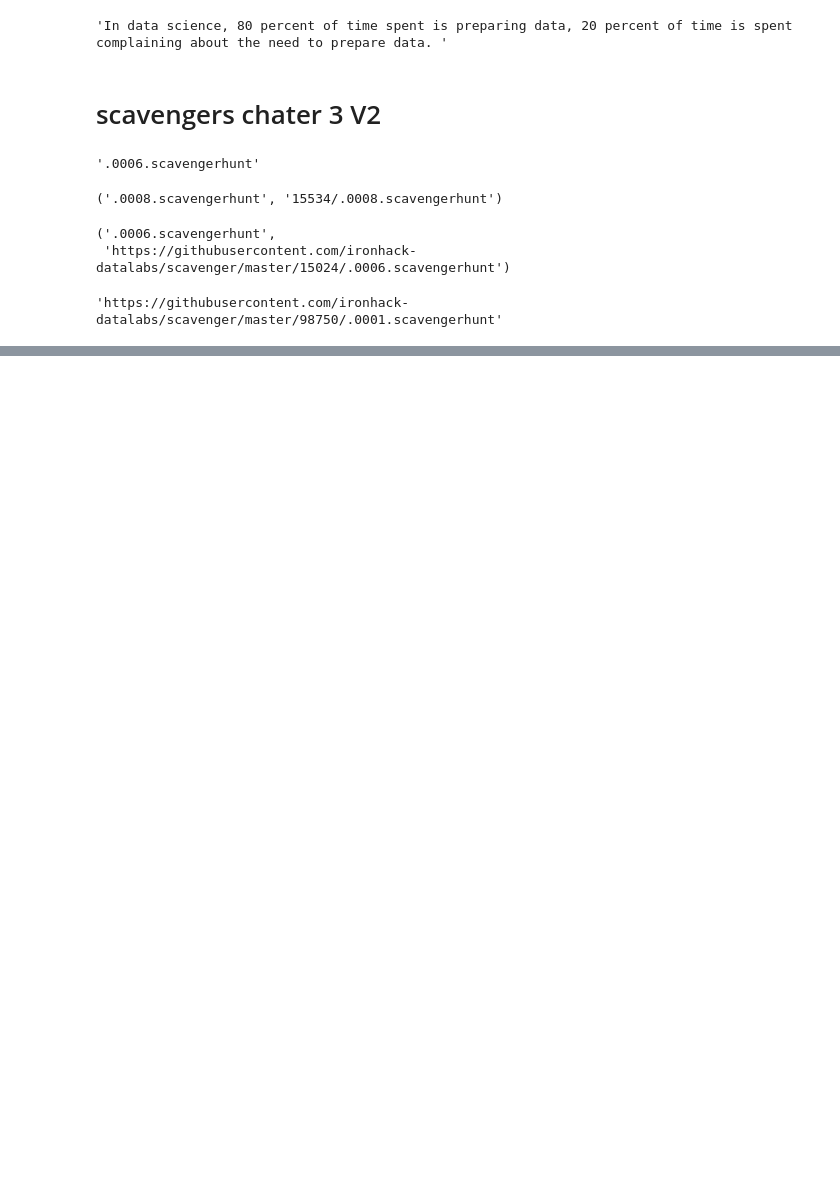
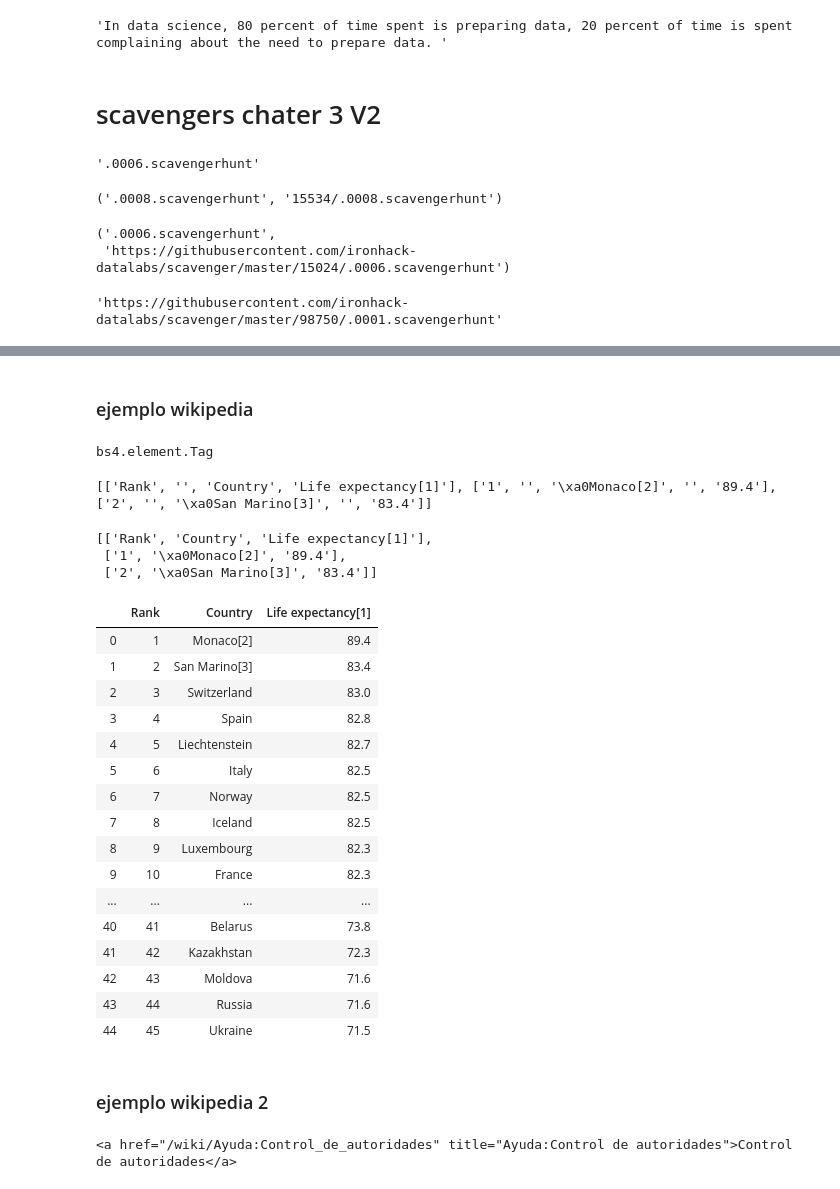
Before and after one commit to YonatanRA/clases_datamex0320, a Jupyter notebook: w3_d2 - web scraping.ipynb, the cells around one changed output, grey strips where cells are left out. Cells and saved outputs as stored; diff of their text form; code cells hidden in the pictures; blank space fills up the shorter version.

```diff
--- a/w3_d2 - web scraping.ipynb
+++ b/w3_d2 - web scraping.ipynb
@@ -190,0 +245,59 @@ urls[0]
+# %% [markdown]
+### ejemplo wikipedia
+# %%
+url='https://en.wikipedia.org/wiki/List_of_European_countries_by_life_expectancy'
+# %%
+html=requests.get(url).content
+soup=bs(html, 'lxml')
+#soup
+# %%
+table=soup.find_all('table', {'class':'sortable wikitable'})[0]  # primera y unica tabla
+type(table)
+# %% [output]
+bs4.element.Tag
+# %%
+rows=table.find_all('tr')
+rows=[r.text.strip().split('\n') for r in rows]
+print (rows[:3])
+final=[]
+for e in rows:
+    tmp=[]
+    for st in e:
+        if st!='':
+            tmp.append(st)
+    final.append(tmp)
+
+final[:3]
+# %% [output]
+[['Rank', '', 'Country', 'Life expectancy[1]'], ['1', '', '\xa0Monaco[2]', '', '89.4'], ['2', '', '\xa0San Marino[3]', '', '83.4']]
+[['Rank', 'Country', 'Life expectancy[1]'],
+ ['1', '\xa0Monaco[2]', '89.4'],
+ ['2', '\xa0San Marino[3]', '83.4']]
+# %%
+import pandas as pd
+
+col_names=final[0]
+data=final[1:]
+
+df=pd.DataFrame(data, columns=col_names)
+df
+# %% [output]
+|  | Rank | Country | Life expectancy[1] |
+| 0 | 1 | Monaco[2] | 89.4 |
+| 1 | 2 | San Marino[3] | 83.4 |
+| 2 | 3 | Switzerland | 83.0 |
+| 3 | 4 | Spain | 82.8 |
+| 4 | 5 | Liechtenstein | 82.7 |
+| 5 | 6 | Italy | 82.5 |
+| 6 | 7 | Norway | 82.5 |
+| 7 | 8 | Iceland | 82.5 |
+| 8 | 9 | Luxembourg | 82.3 |
+| 9 | 10 | France | 82.3 |
+| ... | ... | ... | ... |
+| 40 | 41 | Belarus | 73.8 |
+| 41 | 42 | Kazakhstan | 72.3 |
+| 42 | 43 | Moldova | 71.6 |
+| 43 | 44 | Russia | 71.6 |
+| 44 | 45 | Ukraine | 71.5 |
+# %% [markdown]
+### ejemplo wikipedia 2
@@ -190,0 +315,5 @@ urls[0]
+# %%
+elem=ultima.find_all('a')[0]
+elem
+# %% [output]
+<a href="/wiki/Ayuda:Control_de_autoridades" title="Ayuda:Control de autoridades">Control de autoridades</a>
```
Also changed, not shown: parts of 27 cells of this notebook.
